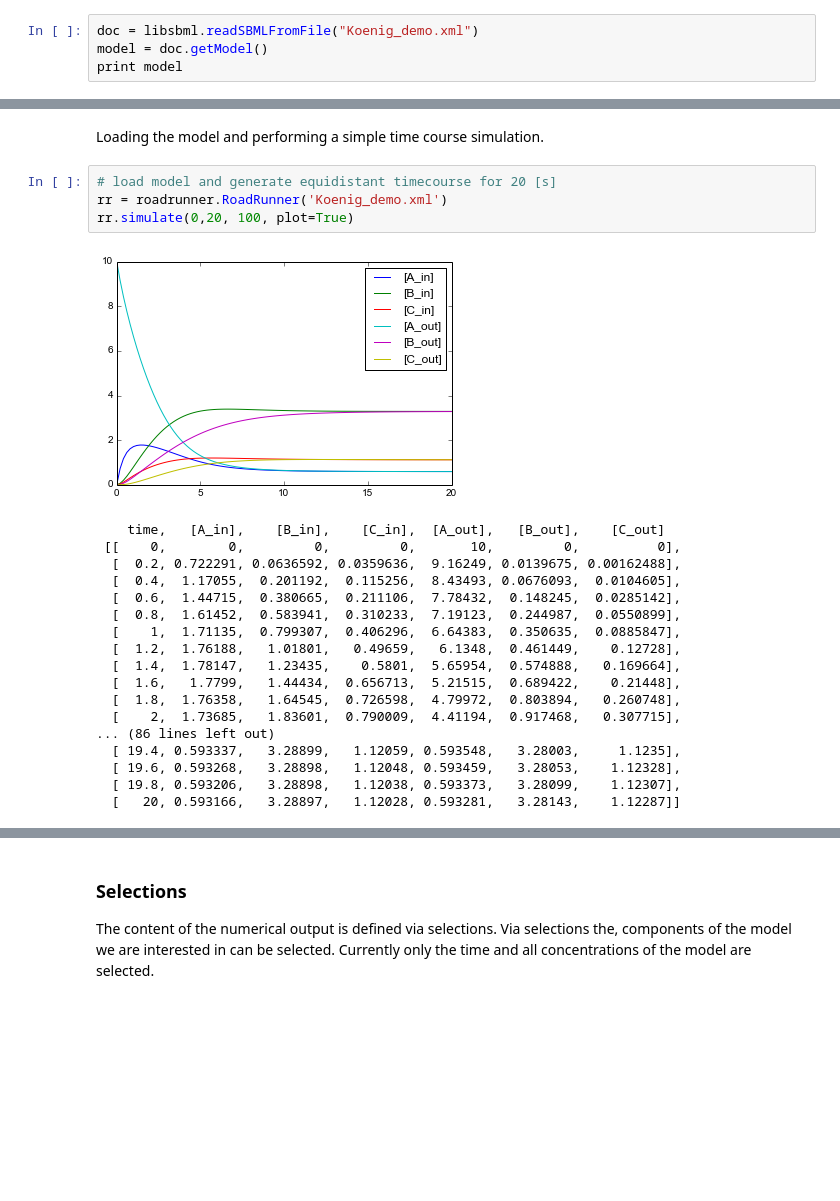
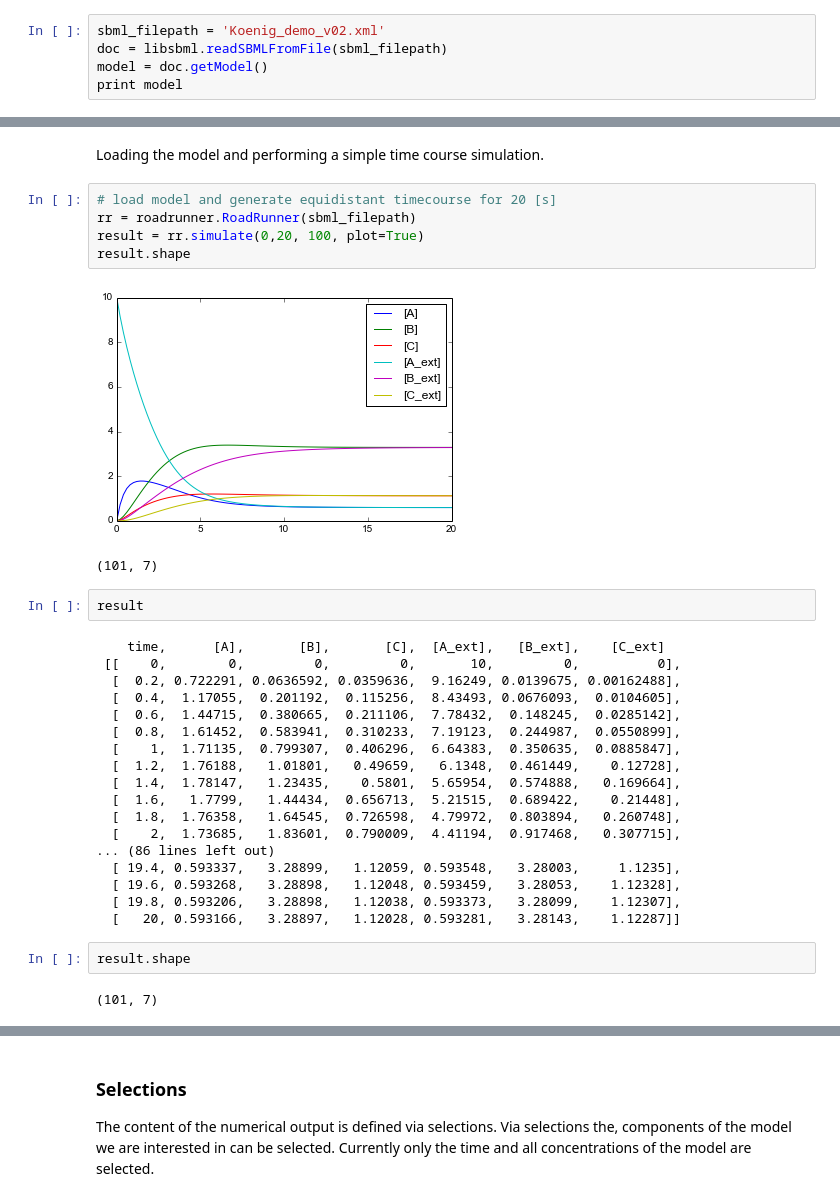
Before and after one commit to jingyayeah/multiscale-galactose, a Jupyter notebook: python/simulator/examples/demo/01_demo_simple.ipynb, the cells around one changed output, grey strips where cells are left out. Saved outputs shown, nothing was run; the diff lists cells and outputs as text; blank space fills up the shorter version.

Commit message:
Testing roadrunner tools and updating test networks

```diff
--- a/python/simulator/examples/demo/01_demo_simple.ipynb
+++ b/python/simulator/examples/demo/01_demo_simple.ipynb
@@ -38,7 +38,8 @@ Loading model with libsbml and inspect main model features.
 # %%
 import libsbml
 # %%
-doc = libsbml.readSBMLFromFile("Koenig_demo.xml")
+sbml_filepath = 'Koenig_demo_v02.xml'
+doc = libsbml.readSBMLFromFile(sbml_filepath)
 model = doc.getModel()
 print model
 # %% [output]
@@ -177,24 +162,33 @@ roadrunner.getVersionStr()
 Loading the model and performing a simple time course simulation.
 # %%
 # load model and generate equidistant timecourse for 20 [s]
-rr = roadrunner.RoadRunner('Koenig_demo.xml')
-rr.simulate(0,20, 100, plot=True)
+rr = roadrunner.RoadRunner(sbml_filepath)
+result = rr.simulate(0,20, 100, plot=True)
+result.shape
 # %% [output]
-[figure, old version]
+[figure, new version]
-    time,   [A_in],    [B_in],    [C_in],  [A_out],   [B_out],    [C_out]
- [[    0,        0,         0,         0,       10,         0,          0],
-  [  0.2, 0.722291, 0.0636592, 0.0359636,  9.16249, 0.0139675, 0.00162488],
-  [  0.4,  1.17055,  0.201192,  0.115256,  8.43493, 0.0676093,  0.0104605],
-  [  0.6,  1.44715,  0.380665,  0.211106,  7.78432,  0.148245,  0.0285142],
-  [  0.8,  1.61452,  0.583941,  0.310233,  7.19123,  0.244987,  0.0550899],
-  [    1,  1.71135,  0.799307,  0.406296,  6.64383,  0.350635,  0.0885847],
-  [  1.2,  1.76188,   1.01801,   0.49659,   6.1348,  0.461449,    0.12728],
-  [  1.4,  1.78147,   1.23435,    0.5801,  5.65954,  0.574888,   0.169664],
-  [  1.6,   1.7799,   1.44434,  0.656713,  5.21515,  0.689422,    0.21448],
-  [  1.8,  1.76358,   1.64545,  0.726598,  4.79972,  0.803894,   0.260748],
-  [    2,  1.73685,   1.83601,  0.790009,  4.41194,  0.917468,   0.307715],
-... (86 lines left out)
-  [ 19.4, 0.593337,   3.28899,   1.12059, 0.593548,   3.28003,     1.1235],
-  [ 19.6, 0.593268,   3.28898,   1.12048, 0.593459,   3.28053,    1.12328],
-  [ 19.8, 0.593206,   3.28898,   1.12038, 0.593373,   3.28099,    1.12307],
-  [   20, 0.593166,   3.28897,   1.12028, 0.593281,   3.28143,    1.12287]]
+(101, 7)
+# %%
+result
+# %% [output]
+    time,      [A],       [B],       [C],  [A_ext],   [B_ext],    [C_ext]
+ [[    0,        0,         0,         0,       10,         0,          0],
+  [  0.2, 0.722291, 0.0636592, 0.0359636,  9.16249, 0.0139675, 0.00162488],
+  [  0.4,  1.17055,  0.201192,  0.115256,  8.43493, 0.0676093,  0.0104605],
+  [  0.6,  1.44715,  0.380665,  0.211106,  7.78432,  0.148245,  0.0285142],
+  [  0.8,  1.61452,  0.583941,  0.310233,  7.19123,  0.244987,  0.0550899],
+  [    1,  1.71135,  0.799307,  0.406296,  6.64383,  0.350635,  0.0885847],
+  [  1.2,  1.76188,   1.01801,   0.49659,   6.1348,  0.461449,    0.12728],
+  [  1.4,  1.78147,   1.23435,    0.5801,  5.65954,  0.574888,   0.169664],
+  [  1.6,   1.7799,   1.44434,  0.656713,  5.21515,  0.689422,    0.21448],
+  [  1.8,  1.76358,   1.64545,  0.726598,  4.79972,  0.803894,   0.260748],
+  [    2,  1.73685,   1.83601,  0.790009,  4.41194,  0.917468,   0.307715],
+... (86 lines left out)
+  [ 19.4, 0.593337,   3.28899,   1.12059, 0.593548,   3.28003,     1.1235],
+  [ 19.6, 0.593268,   3.28898,   1.12048, 0.593459,   3.28053,    1.12328],
+  [ 19.8, 0.593206,   3.28898,   1.12038, 0.593373,   3.28099,    1.12307],
+  [   20, 0.593166,   3.28897,   1.12028, 0.593281,   3.28143,    1.12287]]
+# %%
+result.shape
+# %% [output]
+(101, 7)
```
Also changed, not shown: parts of 23 cells of this notebook, 24 other files.
